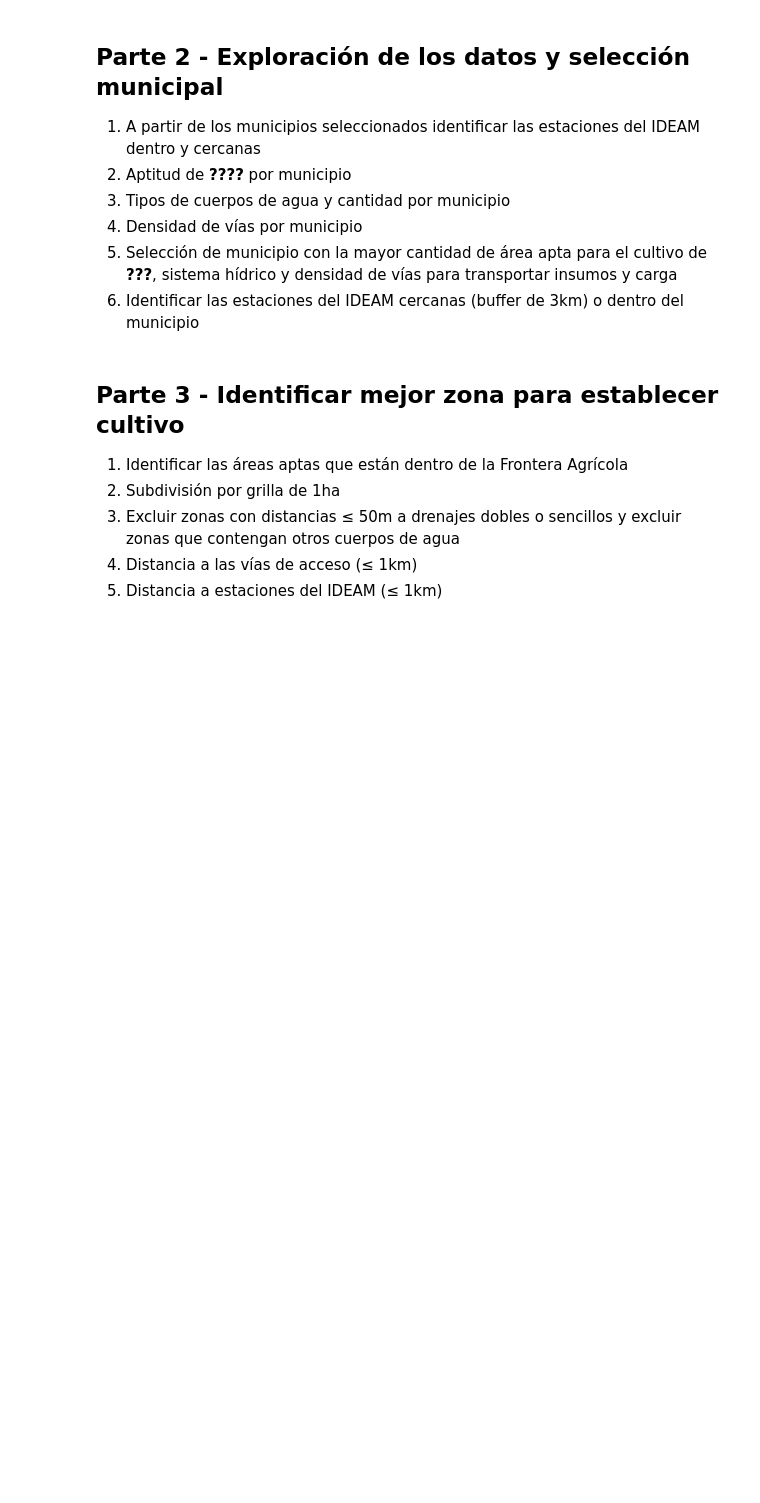
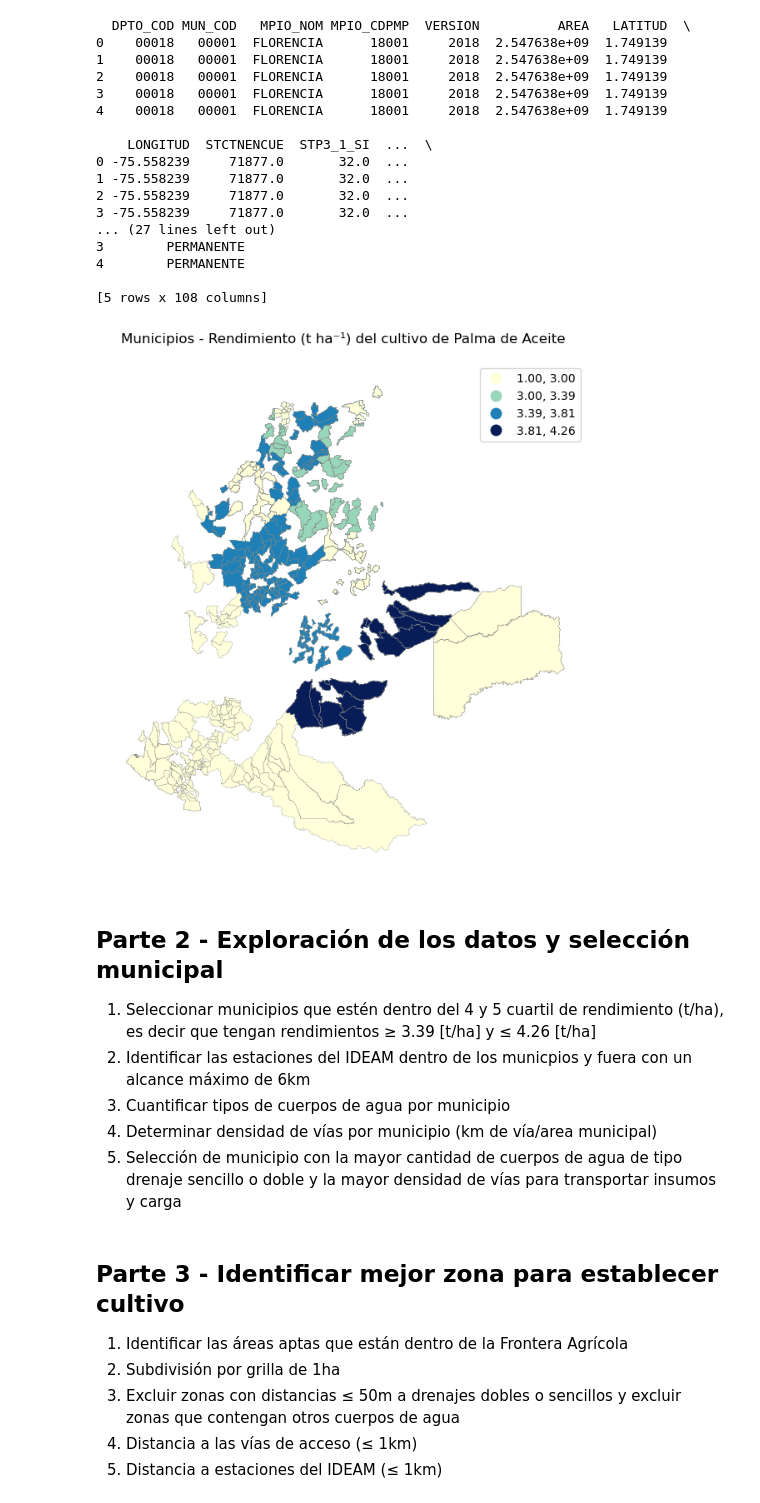
Before and after one commit to DSVRUNAL/Workshop_6, a Jupyter notebook: DSVR_Taller_Workshop6.ipynb, the cells around one changed output. Cells and saved outputs as stored; diff of their text form; code cells hidden in the pictures; blank space fills up the shorter version.

```diff
--- a/DSVR_Taller_Workshop6.ipynb
+++ b/DSVR_Taller_Workshop6.ipynb
@@ -8,0 +43,18 @@
+# %%
+# Renombra columnas y lectura de códigos de departamento y municipio - Shape
+muni_shp = muni_shp.rename(columns = {"DPTO_CCDGO":"DPTO_COD","MPIO_CCDGO":"MUN_COD","DPTO_CCDGO":"DPTO_COD","MPIO_CNMBR":"MPIO_NOM"}) # se renombran columnas
+muni_shp['MUN_COD'] = muni_shp['MUN_COD'].astype(str).str.zfill(5) # leer columna de codigo municipal como texto y mantener los 5 caracteres siempre
+muni_shp['DPTO_COD'] = muni_shp['DPTO_COD'].astype(str).str.zfill(5) # leer columna de codigo departamental como texto y mantener los 5 caracteres siempre
+print('\nCOLUMNAS DEL SHAPE RENOMBRADAS\n',muni_shp.columns.tolist())
+
+# Se quitan los duplicados con base en los codigos municipales
+#muni_shp = muni_shp.drop_duplicates(subset='MUN_COD')
+
+# Renombra columnas y lectura de códigos de departamento y municipio - csv EVAS
+evas = evas.rename(columns = {"CÓD. \nDEP.":"DPTO_COD","CÓD. MUN.":"MUN_COD","GRUPO \nDE CULTIVO":"GRUPO DE CULTIVO","SUBGRUPO \nDE CULTIVO":"SUBGRUPO DE CULTIVO",\
+                       "Área Sembrada\n(ha)":"Área Sembrada (ha)","Área Cosechada\n(ha)":"Área Cosechada (ha)","Producción\n(t)":"Producción (t)",\
+                      "Rendimiento\n(t/ha)":"Rendimiento (t/ha)","NOMBRE \nCIENTIFICO":"NOMBRE CIENTIFICO"})
+evas['MUN_COD'] = evas ['MUN_COD'].astype(str).str.zfill(5)
+evas['DPTO_COD'] = evas ['DPTO_COD'].astype(str).str.zfill(5)
+evas["CULTIVO"] = evas["CULTIVO"].astype(str)
+print('\nCOLUMNAS DE EVAS RENOMBRADAS\n',evas.columns.tolist(),'\n')
@@ -9,11 +88,57 @@
+# %%
+# Merge de los datos de evas y el mapa de municipios del país
+#print('Conteo valores muni_shp dptos\n',muni_shp['DPTO_COD'].value_counts())
+#print('\nConteo valores evas dptos\n',evas['DPTO_COD'].value_counts())
+
+mun_cultivos = muni_shp.merge(
+    evas,
+    how='left',
+    left_on='DPTO_COD',
+    right_on='DPTO_COD',
+    validate='many_to_many',
+    suffixes=('', '_evas')
+)
+
+print(mun_cultivos.head())
+
+# Subset para municipios que reporten cultivo de palma de aceite para el año 2018
+año = 2018
+cultivo = 'PALMA DE ACEITE'
+palma_mun_18 = (
+    mun_cultivos.query("CULTIVO == @cultivo and AÑO == @año").copy()
+)
+
+
+ax1 = palma_mun_18.plot(column='Rendimiento (t/ha)',scheme ='Quantiles',k=4,cmap='YlGnBu',legend=True,figsize=(8,8),edgecolor='grey',linewidth=0.2)
+ax1.set_title('Municipios - Rendimiento (t ha⁻¹) del cultivo de Palma de Aceite ')
+ax1.set_axis_off()
+plt.show()
+# %% [output]
+  DPTO_COD MUN_COD   MPIO_NOM MPIO_CDPMP  VERSION          AREA   LATITUD  \
+0    00018   00001  FLORENCIA      18001     2018  2.547638e+09  1.749139
+1    00018   00001  FLORENCIA      18001     2018  2.547638e+09  1.749139
+2    00018   00001  FLORENCIA      18001     2018  2.547638e+09  1.749139
+3    00018   00001  FLORENCIA      18001     2018  2.547638e+09  1.749139
+4    00018   00001  FLORENCIA      18001     2018  2.547638e+09  1.749139
+
+    LONGITUD  STCTNENCUE  STP3_1_SI  ...  \
+0 -75.558239     71877.0       32.0  ...
+1 -75.558239     71877.0       32.0  ...
+2 -75.558239     71877.0       32.0  ...
+3 -75.558239     71877.0       32.0  ...
+... (27 lines left out)
+3        PERMANENTE
+4        PERMANENTE
+
+[5 rows x 108 columns]
+[figure, added]
 # %% [markdown]
 ## Parte 2 - Exploración de los datos y selección municipal
-1. A partir de los municipios seleccionados identificar las estaciones del IDEAM dentro y cercanas
-2. Aptitud de **????** por municipio
-3. Tipos de cuerpos de agua y cantidad por municipio
-4. Densidad de vías por municipio
-5. Selección de municipio con la mayor cantidad de área apta para el cultivo de **???**, sistema hídrico y densidad de vías para transportar insumos y carga
-6. Identificar las estaciones del IDEAM cercanas (buffer de 3km) o dentro del municipio
+1. Seleccionar municipios que estén dentro del 4 y 5 cuartil de rendimiento (t/ha), es decir que tengan rendimientos ≥ 3.39 [t/ha] y ≤ 4.26 [t/ha]
+2. Identificar las estaciones del IDEAM dentro de los municpios y fuera con un alcance máximo de 6km
+3. Cuantificar tipos de cuerpos de agua por municipio
+4. Determinar densidad de vías por municipio (km de vía/area municipal)
+5. Selección de municipio con la mayor cantidad de cuerpos de agua de tipo drenaje sencillo o doble y la mayor densidad de vías para transportar insumos y carga
 # %%
 # Codigo
 # %% [markdown]
```
Also changed, not shown: parts of 5 cells of this notebook.
